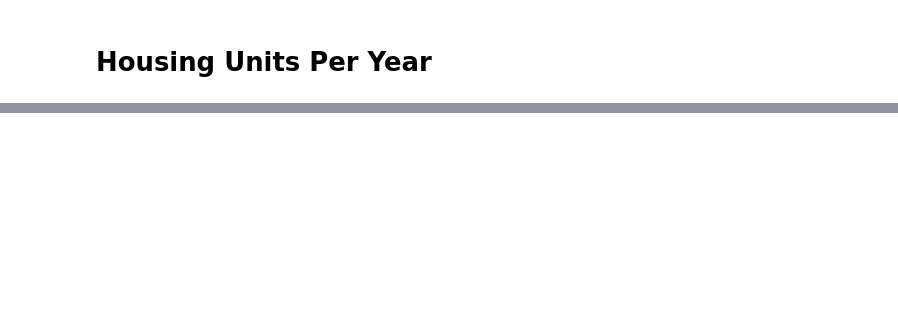
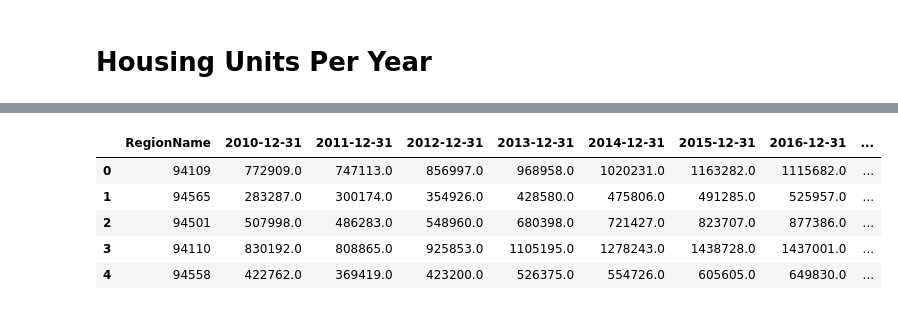
Before and after one commit to jemmy-z/bay-area-housing, a Jupyter notebook: assignment3.ipynb, the cells around one changed output, grey strips where cells are left out. Cells and saved outputs as stored; diff of their text form; code cells hidden in the pictures; blank space fills up the shorter version.

```diff
--- a/assignment3.ipynb
+++ b/assignment3.ipynb
@@ -288,0 +192,11 @@ data[data['year'] == 2010].shape
+# %%
+zillow_bay = zillow_2010_2019[zillow_2010_2019['RegionName'].isin(bay_area_zip_codes)]
+zillow_bay = zillow_bay.reset_index().drop(columns=['index'])
+zillow_bay.head(5)
+# %% [output]
+|  | RegionName | 2010-12-31 | 2011-12-31 | 2012-12-31 | 2013-12-31 | 2014-12-31 | 2015-12-31 | 2016-12-31 | ... |
+| 0 | 94109 | 772909.0 | 747113.0 | 856997.0 | 968958.0 | 1020231.0 | 1163282.0 | 1115682.0 | ... |
+| 1 | 94565 | 283287.0 | 300174.0 | 354926.0 | 428580.0 | 475806.0 | 491285.0 | 525957.0 | ... |
+| 2 | 94501 | 507998.0 | 486283.0 | 548960.0 | 680398.0 | 721427.0 | 823707.0 | 877386.0 | ... |
+| 3 | 94110 | 830192.0 | 808865.0 | 925853.0 | 1105195.0 | 1278243.0 | 1438728.0 | 1437001.0 | ... |
+| 4 | 94558 | 422762.0 | 369419.0 | 423200.0 | 526375.0 | 554726.0 | 605605.0 | 649830.0 | ... |
```
Also changed, not shown: parts of 25 cells of this notebook, 6 other files.
